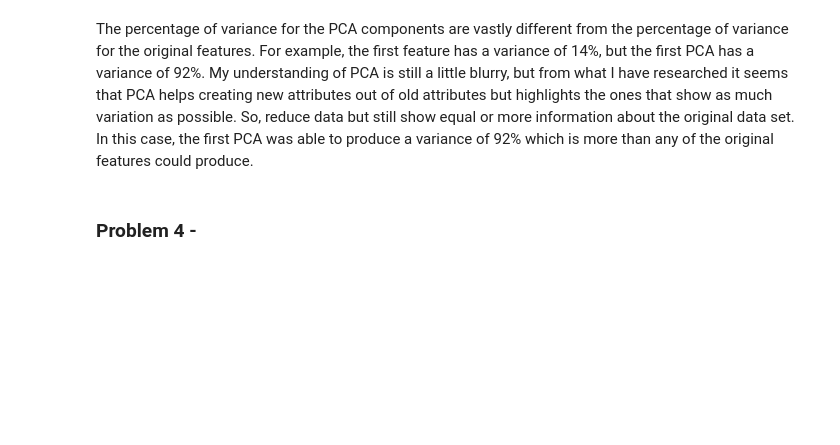
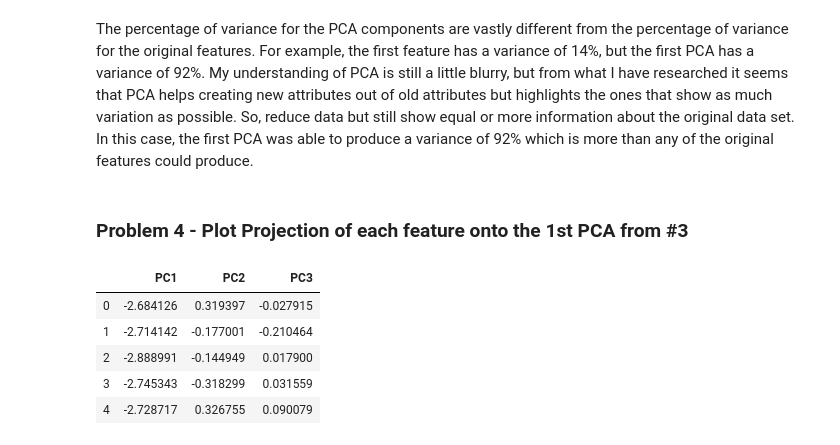
Before and after one commit to dokuritsu/CS422---Data-Mining, a Jupyter notebook: Homework/Homework 1/Homework 1.ipynb, the cells around one changed output. Cells and saved outputs as stored; diff of their text form; code cells hidden in the pictures; blank space fills up the shorter version.

```diff
--- a/Homework/Homework 1/Homework 1.ipynb
+++ b/Homework/Homework 1/Homework 1.ipynb
@@ -220,5 +220,18 @@ print(first_var, second_var, third_var, fourth_var)
 14.994542918291165 4.154401626781096 68.14579712864128 12.705258326286472
 # %% [markdown]
 The percentage of variance for the PCA components are vastly different from the percentage of variance for the original features. For example, the first feature has a variance of 14%, but the first PCA has a variance of 92%. My understanding of PCA is still a little blurry, but from what I have researched it seems that PCA helps creating new attributes out of old attributes but highlights the ones that show as much variation as possible. So, reduce data but still show equal or more information about the original data set. In this case, the first PCA was able to produce a variance of 92% which is more than any of the original features could produce.
-# %% [markdown]
-### Problem 4 -
+# %% [markdown]
+### Problem 4 - Plot Projection of each feature onto the 1st PCA from #3
+# %%
+#Creating new pca
+pca1 = decomposition.PCA(n_components=3)
+pca_ds = pca1.fit_transform(iris_df)
+pca_df = pd.DataFrame(data=pca_ds, columns=['PC1', 'PC2', 'PC3'])
+pca_df.head()
+# %% [output]
+|  | PC1 | PC2 | PC3 |
+| 0 | -2.684126 | 0.319397 | -0.027915 |
+| 1 | -2.714142 | -0.177001 | -0.210464 |
+| 2 | -2.888991 | -0.144949 | 0.017900 |
+| 3 | -2.745343 | -0.318299 | 0.031559 |
+| 4 | -2.728717 | 0.326755 | 0.090079 |
```
Also changed, not shown: parts of 4 cells of this notebook.
